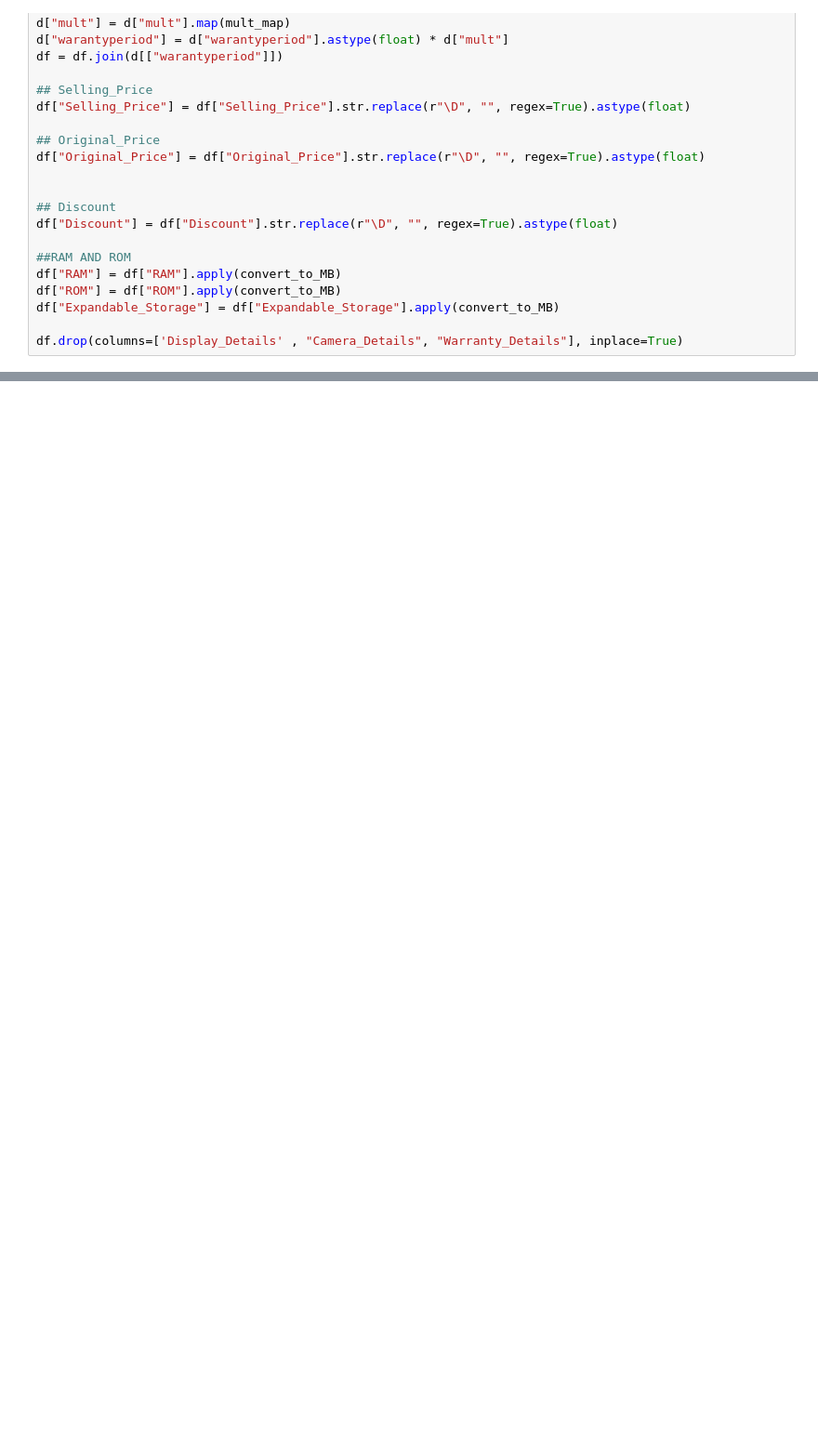
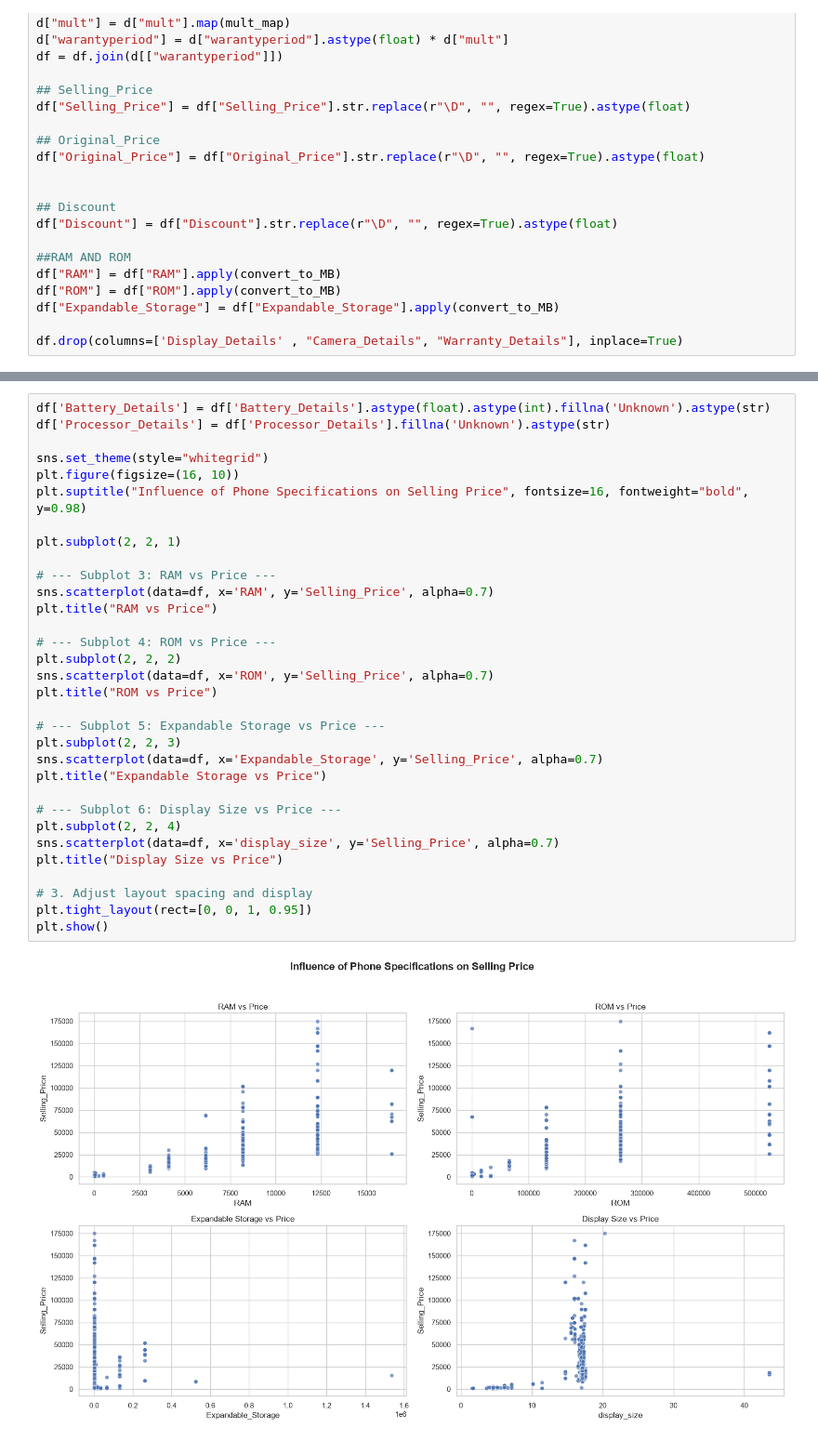
Before and after one commit to sangeeth-sadanand/ML_Projects, a Jupyter notebook: MobilePricePrediction/main.ipynb, the cells around one changed output, grey strips where cells are left out. Shown at 93% size. Saved outputs shown, nothing was run; the diff lists cells and outputs as text; blank space fills up the shorter version.

Commit message:
EDA-Mobile Data set  Done

```diff
--- a/MobilePricePrediction/main.ipynb
+++ b/MobilePricePrediction/main.ipynb
@@ -162,0 +429,34 @@ df
+# %%
+df['Battery_Details'] = df['Battery_Details'].astype(float).astype(int).fillna('Unknown').astype(str)
+df['Processor_Details'] = df['Processor_Details'].fillna('Unknown').astype(str)
+
+sns.set_theme(style="whitegrid")
+plt.figure(figsize=(16, 10))
+plt.suptitle("Influence of Phone Specifications on Selling Price", fontsize=16, fontweight="bold", y=0.98)
+
+plt.subplot(2, 2, 1)
+
+# --- Subplot 3: RAM vs Price ---
+sns.scatterplot(data=df, x='RAM', y='Selling_Price', alpha=0.7)
+plt.title("RAM vs Price")
+
+# --- Subplot 4: ROM vs Price ---
+plt.subplot(2, 2, 2)
+sns.scatterplot(data=df, x='ROM', y='Selling_Price', alpha=0.7)
+plt.title("ROM vs Price")
+
+# --- Subplot 5: Expandable Storage vs Price ---
+plt.subplot(2, 2, 3)
+sns.scatterplot(data=df, x='Expandable_Storage', y='Selling_Price', alpha=0.7)
+plt.title("Expandable Storage vs Price")
+
+# --- Subplot 6: Display Size vs Price ---
+plt.subplot(2, 2, 4)
+sns.scatterplot(data=df, x='display_size', y='Selling_Price', alpha=0.7)
+plt.title("Display Size vs Price")
+
+# 3. Adjust layout spacing and display
+plt.tight_layout(rect=[0, 0, 1, 0.95])
+plt.show()
+# %% [output]
+[figure, added]
```
Also changed, not shown: parts of 17 cells of this notebook.
